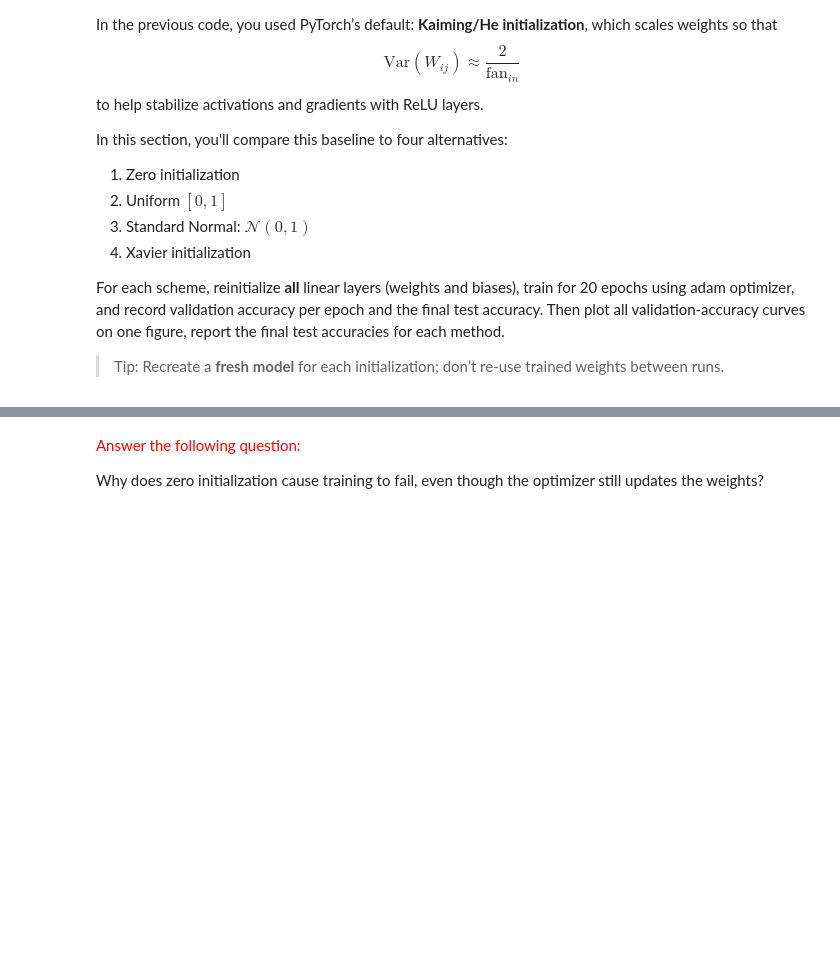
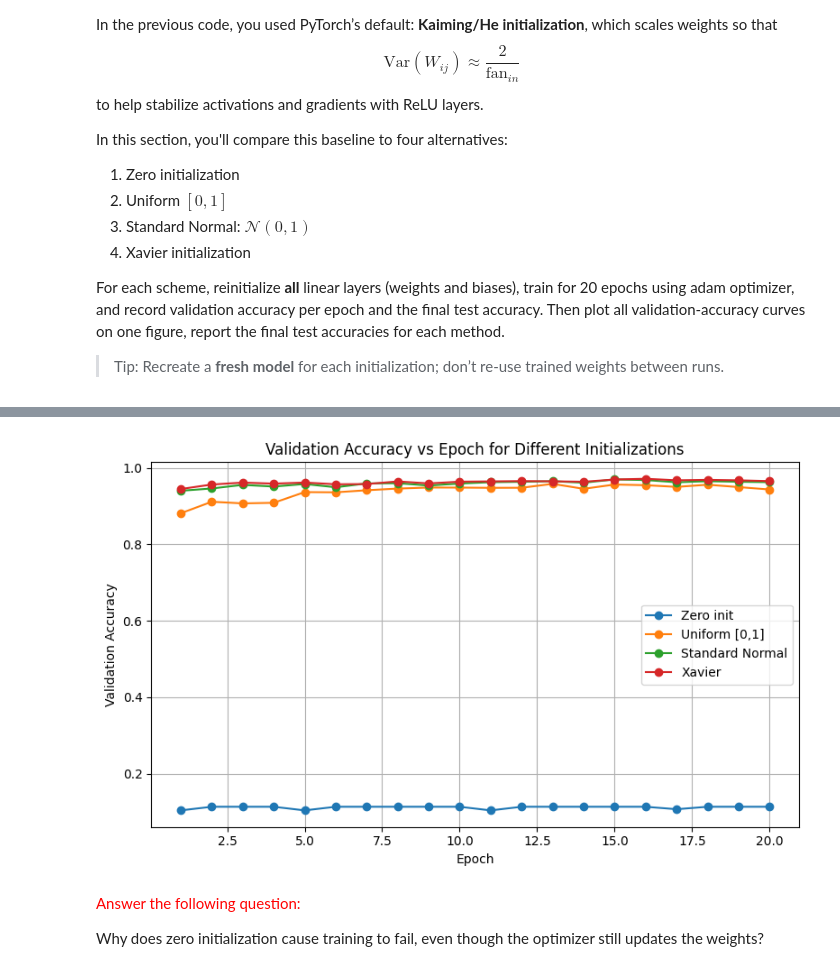
Before and after one commit to aishadahesh/DeepLearning, a Jupyter notebook: hw1/DL_HW1.ipynb, the cells around one changed output, grey strips where cells are left out. Saved outputs shown, nothing was run; the diff lists cells and outputs as text; code cells hidden in the pictures; blank space fills up the shorter version.

```diff
--- a/hw1/DL_HW1.ipynb
+++ b/hw1/DL_HW1.ipynb
@@ -519,0 +518,78 @@ For each scheme, reinitialize <strong>all</strong> linear layers (weights and bi
+# %%
+# TODO: Implement
+def init_zero(m):
+    if isinstance(m, nn.Linear):
+        init.zeros_(m.weight)
+        if m.bias is not None:
+            init.zeros_(m.bias)
+
+def init_uniform_01(m):
+    if isinstance(m, nn.Linear):
+        init.uniform_(m.weight, a=0.0, b=1.0)
+        if m.bias is not None:
+            init.uniform_(m.bias, a=0.0, b=1.0)
+
+def init_standard_normal(m):
+    if isinstance(m, nn.Linear):
+        init.normal_(m.weight, mean=0.0, std=1.0)
+        if m.bias is not None:
+            init.normal_(m.bias, mean=0.0, std=1.0)
+
+def init_xavier(m):
+    if isinstance(m, nn.Linear):
+        init.xavier_uniform_(m.weight)
+        if m.bias is not None:
+            init.zeros_(m.bias)
+
+zero_model = MLP()
+zero_model.apply(init_zero)
+trained_zero,train_hist_zero,val_hist_zero = train_mlp(zero_model,train_loader,val_loader,20,0.01)
+
+uniform_model = MLP()
+uniform_model.apply(init_uniform_01)
+trained_uniform,train_hist_uniform,val_hist_uniform = train_mlp(uniform_model,train_loader,val_loader,20,0.01)
+
+normal_model = MLP()
+normal_model.apply(init_standard_normal)
+trained_normal,train_hist_normal,val_hist_normal = train_mlp(normal_model,train_loader,val_loader,20,0.01)
+
+xavier_model = MLP()
+xavier_model.apply(init_xavier)
+trained_xavier,train_hist_xavier,val_hist_xavier = train_mlp(xavier_model,train_loader,val_loader,20,0.01)
+
+# Final validation & test accuracies for each initialization
+zero_val_acc   = evaluate_module(trained_zero,   val_loader)
+zero_test_acc  = evaluate_module(trained_zero,   test_loader)
+
+uniform_val_acc  = evaluate_module(trained_uniform, val_loader)
+uniform_test_acc = evaluate_module(trained_uniform, test_loader)
+
+normal_val_acc   = evaluate_module(trained_normal,  val_loader)
+normal_test_acc  = evaluate_module(trained_normal,  test_loader)
+
+xavier_val_acc   = evaluate_module(trained_xavier,  val_loader)
+xavier_test_acc  = evaluate_module(trained_xavier,  test_loader)
+
+print(f"Zero init     -> Val Acc: {zero_val_acc:.4f}, Test Acc: {zero_test_acc:.4f}")
+print(f"Uniform [0,1] -> Val Acc: {uniform_val_acc:.4f}, Test Acc: {uniform_test_acc:.4f}")
+print(f"Std Normal    -> Val Acc: {normal_val_acc:.4f}, Test Acc: {normal_test_acc:.4f}")
+print(f"Xavier        -> Val Acc: {xavier_val_acc:.4f}, Test Acc: {xavier_test_acc:.4f}")
+
+
+epochs = range(1, len(val_hist_zero) + 1)
+
+plt.figure(figsize=(8, 5))
+
+plt.plot(epochs, val_hist_zero,   marker='o', label='Zero init')
+plt.plot(epochs, val_hist_uniform, marker='o', label='Uniform [0,1]')
+plt.plot(epochs, val_hist_normal,  marker='o', label='Standard Normal')
+plt.plot(epochs, val_hist_xavier,  marker='o', label='Xavier')
+
+plt.xlabel('Epoch')
+plt.ylabel('Validation Accuracy')
+plt.title('Validation Accuracy vs Epoch for Different Initializations')
+plt.legend()
+plt.grid(True)
+plt.tight_layout()
+plt.show()
+# %% [output]
@@ -520,3 +613,4 @@ For each scheme, reinitialize <strong>all</strong> linear layers (weights and bi
+[figure, added]
 # %% [markdown]
 <font color="red">Answer the following question:</font>
 
```
Also changed, not shown: parts of 5 cells of this notebook.
